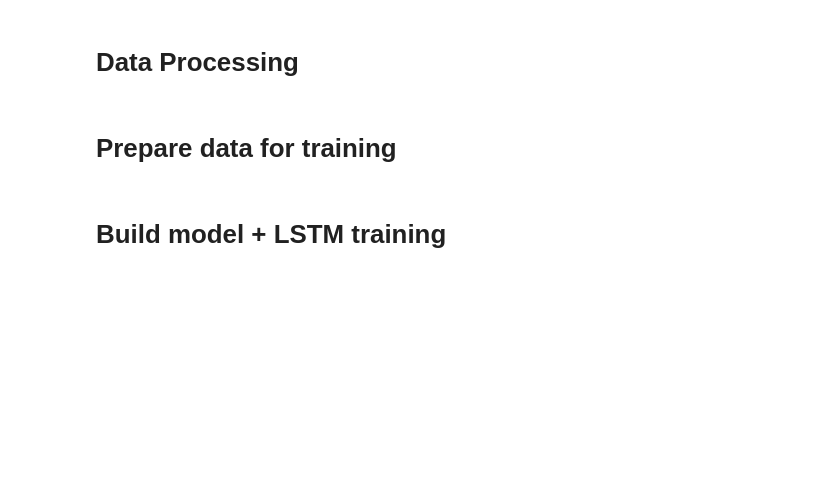
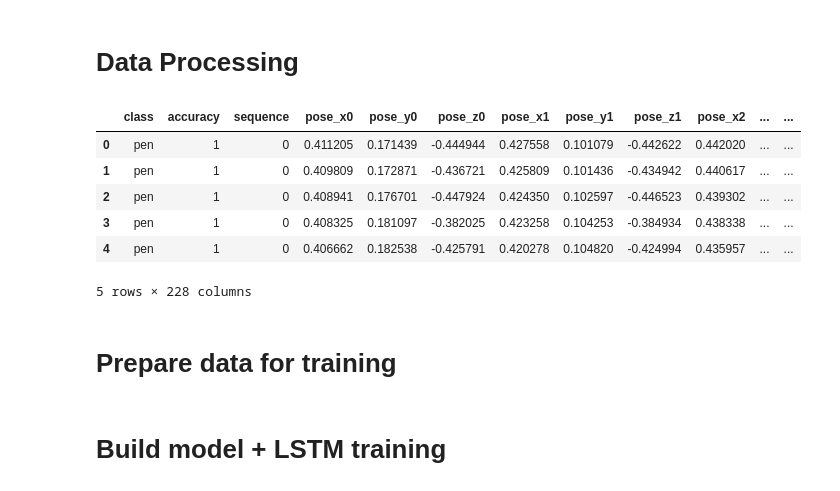
Before and after one commit to jmuozan/ML_Sequence_Recognition, a Jupyter notebook: ML_hands_pose.ipynb, the cells around one changed output. Saved outputs shown, nothing was run; the diff lists cells and outputs as text; code cells hidden in the pictures; blank space fills up the shorter version.

```diff
--- a/ML_hands_pose.ipynb
+++ b/ML_hands_pose.ipynb
@@ -482,24 +481,33 @@ combined_df.to_csv(combined_path, header=False, index=False)
 # %%
 # Cell 9: Delete not important data
 data = pd.read_csv('combined_coordinates.csv')
 
 # Identify columns to remove: include specific ranges and all visibility points
-columns_to_remove_1 = [f"pose_{c}{i}" for c in ['x', 'y', 'z', 'v'] for i in range(0, 11)]
-columns_to_remove_2 = [f"pose_{c}{i}" for c in ['x', 'y', 'z', 'v'] for i in range(23, 33)]
+###columns_to_remove_1 = [f"pose_{c}{i}" for c in ['x', 'y', 'z', 'v'] for i in range(0, 11)]
+###columns_to_remove_2 = [f"pose_{c}{i}" for c in ['x', 'y', 'z', 'v'] for i in range(23, 33)]
 visibility_columns_pose = [col for col in data.columns if 'pose_v' in col]
 visibility_columns_left_hand = [col for col in data.columns if 'left_hand_v' in col]
 visibility_columns_right_hand = [col for col in data.columns if 'right_hand_v' in col]
 
 # Combine all columns to remove
-columns_to_remove = columns_to_remove_1 + columns_to_remove_2 + visibility_columns_pose + visibility_columns_left_hand + visibility_columns_right_hand
+###columns_to_remove = columns_to_remove_1 + columns_to_remove_2 + visibility_columns_pose + visibility_columns_left_hand + visibility_columns_right_hand
+columns_to_remove = visibility_columns_pose + visibility_columns_left_hand + visibility_columns_right_hand
 columns_to_remove = [col for col in columns_to_remove if col in data.columns]
 
 # Drop the selected columns from the dataframe
 data_filtered = data.drop(columns=columns_to_remove)
 
 # Round the values and save the filtered data
-data_filtered = data_filtered.round(3)
+###data_filtered = data_filtered.round(3)
 data_filtered.to_csv('filtered_coordinates.csv', index=False)
 
 # Display the first few rows of the filtered dataset
 data_filtered.head()
+# %% [output]
+|  | class | accuracy | sequence | pose_x0 | pose_y0 | pose_z0 | pose_x1 | pose_y1 | pose_z1 | pose_x2 | ... | ... |
+| 0 | pen | 1 | 0 | 0.411205 | 0.171439 | -0.444944 | 0.427558 | 0.101079 | -0.442622 | 0.442020 | ... | ... |
+| 1 | pen | 1 | 0 | 0.409809 | 0.172871 | -0.436721 | 0.425809 | 0.101436 | -0.434942 | 0.440617 | ... | ... |
+| 2 | pen | 1 | 0 | 0.408941 | 0.176701 | -0.447924 | 0.424350 | 0.102597 | -0.446523 | 0.439302 | ... | ... |
+| 3 | pen | 1 | 0 | 0.408325 | 0.181097 | -0.382025 | 0.423258 | 0.104253 | -0.384934 | 0.438338 | ... | ... |
+| 4 | pen | 1 | 0 | 0.406662 | 0.182538 | -0.425791 | 0.420278 | 0.104820 | -0.424994 | 0.435957 | ... | ... |
+5 rows × 228 columns
```
Also changed, not shown: parts of 4 cells of this notebook, 1 other file.
